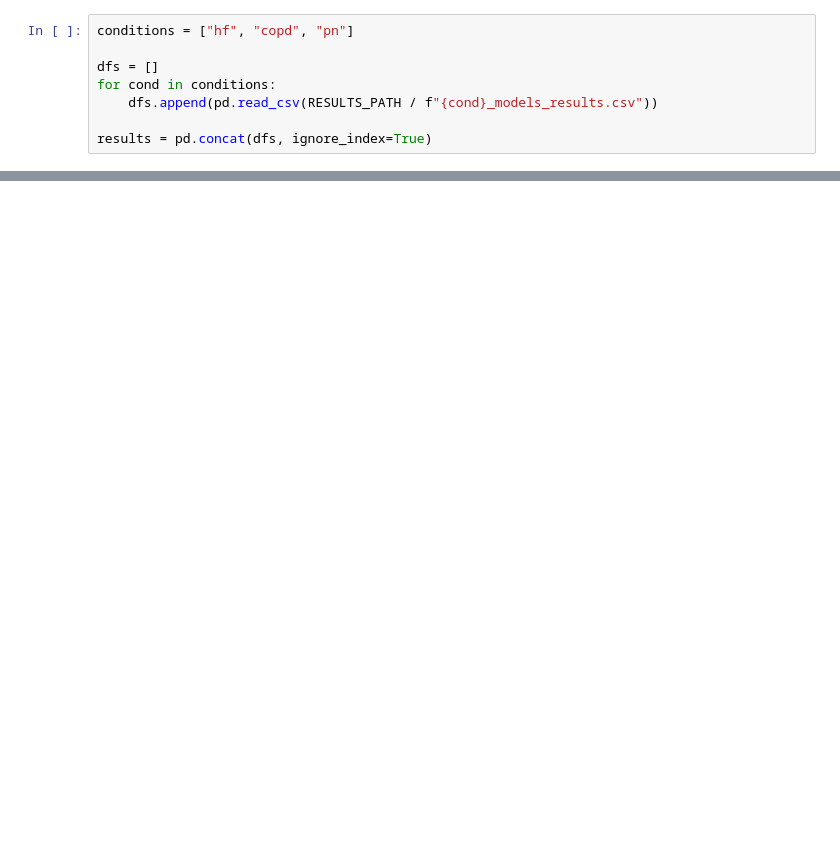
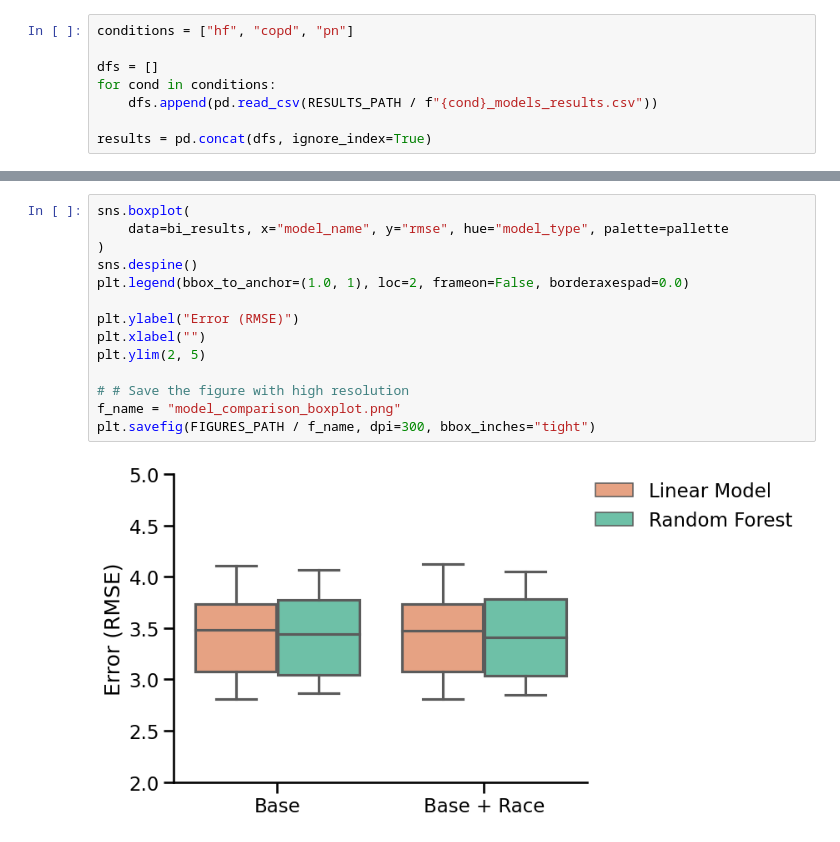
Before and after one commit to DS4A-2023-Team-20/ca-sdoh, a Jupyter notebook: code/jess/summarize_conditions_models.ipynb, the cells around one changed output, grey strips where cells are left out. Drawn from its saved outputs; the diff is of its cells as text; blank space fills up the shorter version.

```diff
--- a/code/jess/summarize_conditions_models.ipynb
+++ b/code/jess/summarize_conditions_models.ipynb
@@ -30 +56,17 @@ Text(0.5, 1.0, 'Model Error by Features, Type')
+# %%
+sns.boxplot(
+    data=bi_results, x="model_name", y="rmse", hue="model_type", palette=pallette
+)
+sns.despine()
+plt.legend(bbox_to_anchor=(1.0, 1), loc=2, frameon=False, borderaxespad=0.0)
+
+plt.ylabel("Error (RMSE)")
+plt.xlabel("")
+plt.ylim(2, 5)
+
+# # Save the figure with high resolution
+f_name = "model_comparison_boxplot.png"
+plt.savefig(FIGURES_PATH / f_name, dpi=300, bbox_inches="tight")
+# %% [output]
+[figure, added]
 # %%
```
Also changed, not shown: parts of 16 cells of this notebook, 5 other files.
